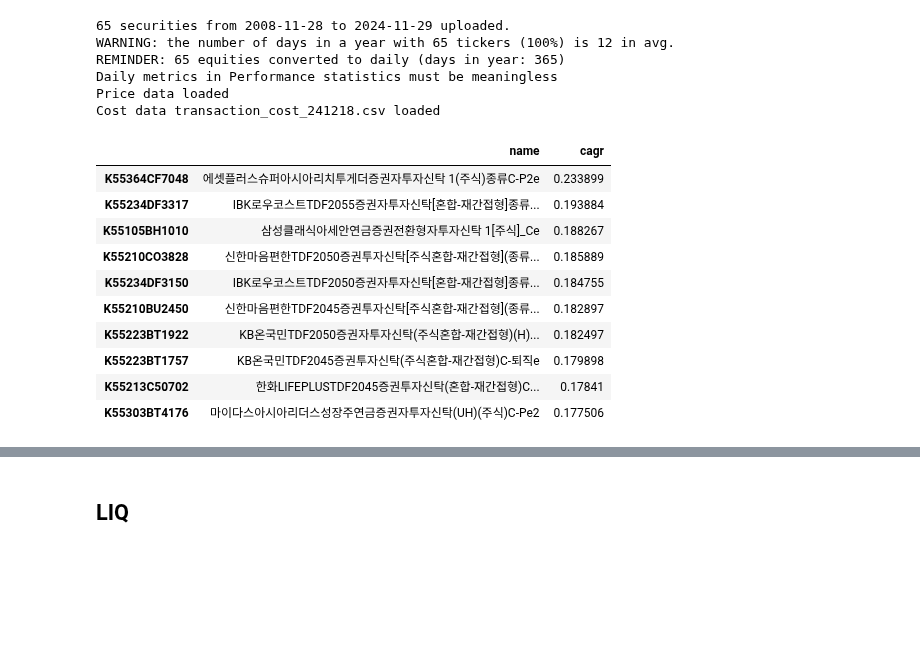
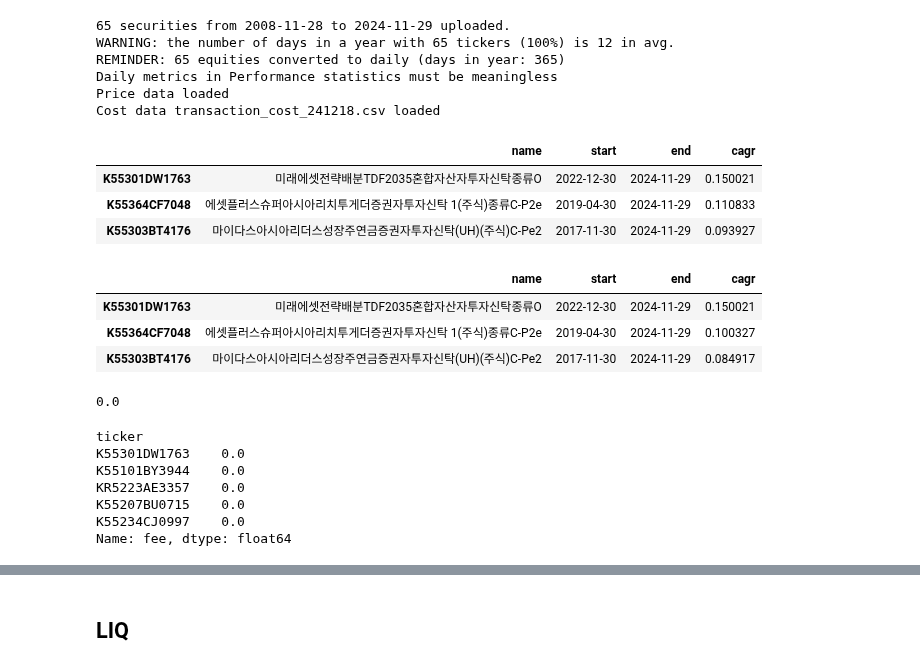
Before and after one commit to lbk209/portfolio, a Jupyter notebook: Allocate_Portfolio.ipynb, the cells around one changed output, grey strips where cells are left out. Cells and saved outputs as stored; diff of their text form; code cells hidden in the pictures; blank space fills up the shorter version.

```diff
--- a/Allocate_Portfolio.ipynb
+++ b/Allocate_Portfolio.ipynb
@@ -225,16 +225,35 @@ Price data loaded
 Cost data transaction_cost_241218.csv loaded
 # %%
 m = 'cagr'
-fund.performance(metrics=m, fee=fee).sort_values(m, ascending=False).iloc[:10]
+#m = 'total_return'
+kw = dict(metrics=['start','end', m], sort_by=m, adjust=False)
+
+df = fund.performance(**kw).iloc[:3]
+df
 # %% [output]
-|  | name | cagr |
-| K55364CF7048 | 에셋플러스슈퍼아시아리치투게더증권자투자신탁 1(주식)종류C-P2e | 0.233899 |
-| K55234DF3317 | IBK로우코스트TDF2055증권자투자신탁[혼합-재간접형]종류... | 0.193884 |
-| K55105BH1010 | 삼성클래식아세안연금증권전환형자투자신탁 1[주식]_Ce | 0.188267 |
-| K55210CO3828 | 신한마음편한TDF2050증권투자신탁[주식혼합-재간접형](종류... | 0.185889 |
-| K55234DF3150 | IBK로우코스트TDF2050증권자투자신탁[혼합-재간접형]종류... | 0.184755 |
-| K55210BU2450 | 신한마음편한TDF2045증권투자신탁[주식혼합-재간접형](종류... | 0.182897 |
-| K55223BT1922 | KB온국민TDF2050증권자투자신탁(주식혼합-재간접형)(H)... | 0.182497 |
-| K55223BT1757 | KB온국민TDF2045증권투자신탁(주식혼합-재간접형)C-퇴직e | 0.179898 |
-| K55213C50702 | 한화LIFEPLUSTDF2045증권투자신탁(혼합-재간접형)C... | 0.17841 |
-| K55303BT4176 | 마이다스아시아리더스성장주연금증권자투자신탁(UH)(주식)C-Pe2 | 0.177506 |
+|  | name | start | end | cagr |
+| K55301DW1763 | 미래에셋전략배분TDF2035혼합자산자투자신탁종류O | 2022-12-30 | 2024-11-29 | 0.150021 |
+| K55364CF7048 | 에셋플러스슈퍼아시아리치투게더증권자투자신탁 1(주식)종류C-P2e | 2019-04-30 | 2024-11-29 | 0.110833 |
+| K55303BT4176 | 마이다스아시아리더스성장주연금증권자투자신탁(UH)(주식)C-Pe2 | 2017-11-30 | 2024-11-29 | 0.093927 |
+# %%
+tickers = df.index
+fund.performance(tickers, fee=fee, **kw)
+# %% [output]
+|  | name | start | end | cagr |
+| K55301DW1763 | 미래에셋전략배분TDF2035혼합자산자투자신탁종류O | 2022-12-30 | 2024-11-29 | 0.150021 |
+| K55364CF7048 | 에셋플러스슈퍼아시아리치투게더증권자투자신탁 1(주식)종류C-P2e | 2019-04-30 | 2024-11-29 | 0.100327 |
+| K55303BT4176 | 마이다스아시아리더스성장주연금증권자투자신탁(UH)(주식)C-Pe2 | 2017-11-30 | 2024-11-29 | 0.084917 |
+# %%
+fee['K55301DW1763']
+# %% [output]
+0.0
+# %%
+fee.loc[fee == 0]
+# %% [output]
+ticker
+K55301DW1763    0.0
+K55101BY3944    0.0
+KR5223AE3357    0.0
+K55207BU0715    0.0
+K55234CJ0997    0.0
+Name: fee, dtype: float64
```
Also changed, not shown: parts of 28 cells of this notebook, 1 other file.
